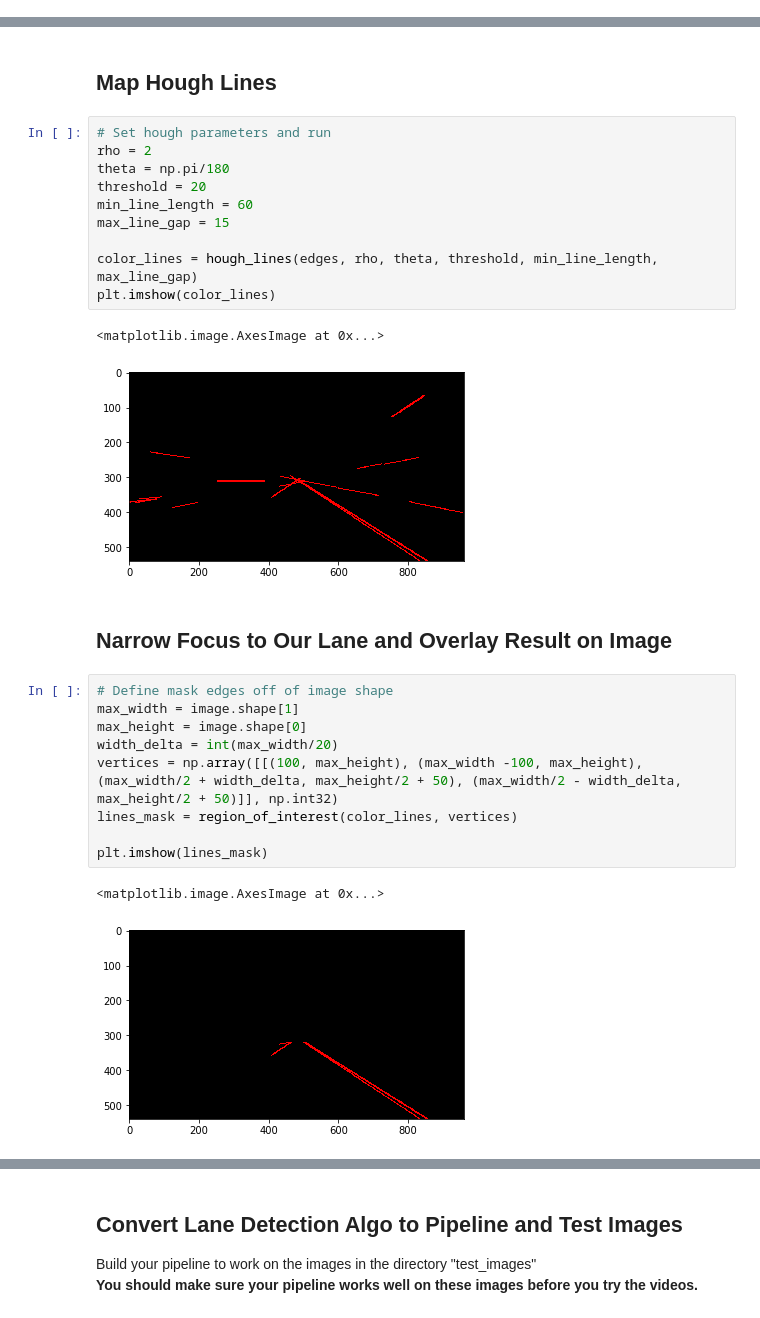
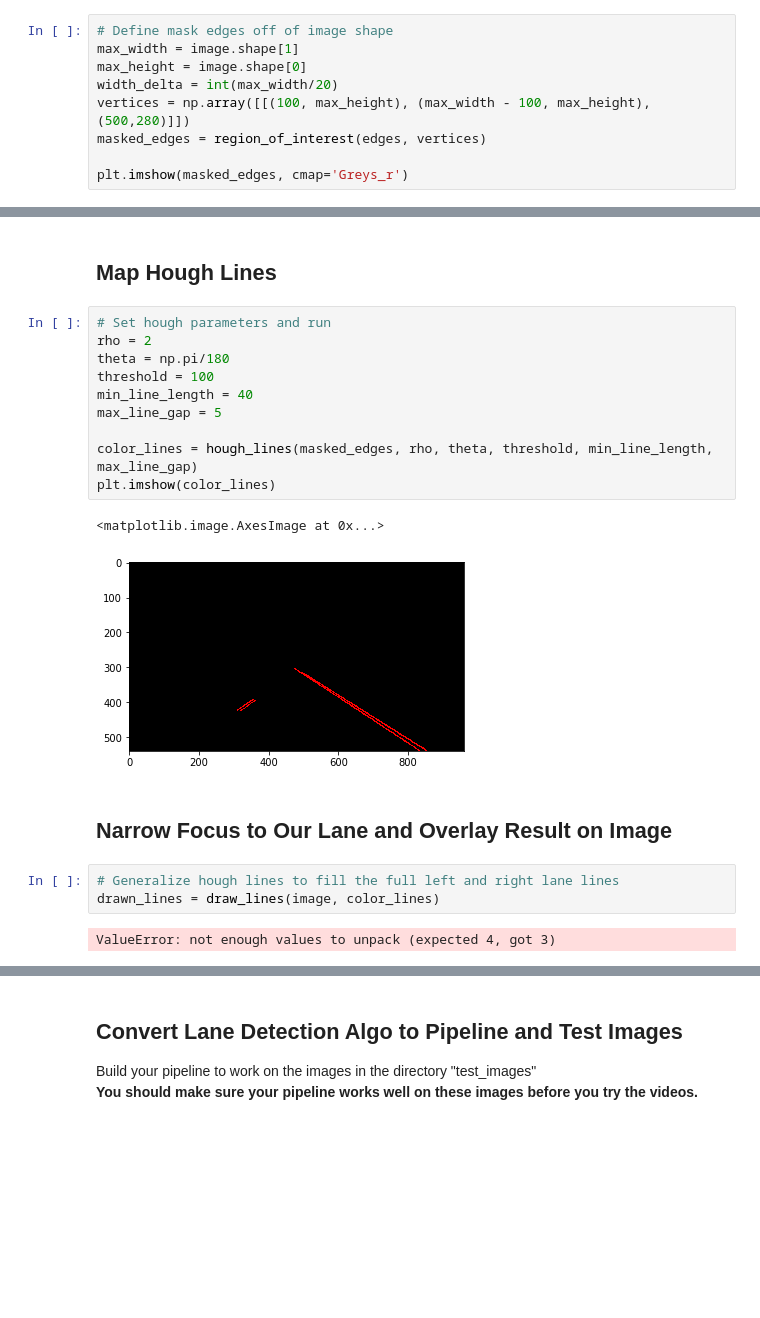
Before and after one commit to gobrando/CarND-LaneLines-P1, a Jupyter notebook: P1.ipynb, the cells around one changed output, grey strips where cells are left out. Saved outputs shown, nothing was run; the diff lists cells and outputs as text; blank space fills up the shorter version.

```diff
--- a/P1.ipynb
+++ b/P1.ipynb
@@ -180,3 +180,12 @@ plt.imshow(edges, cmap='Greys_r')
 # %% [output]
 <matplotlib.image.AxesImage at 0x...>
 [figure]
+# %%
+# Define mask edges off of image shape
+max_width = image.shape[1]
+max_height = image.shape[0]
+width_delta = int(max_width/20)
+vertices = np.array([[(100, max_height), (max_width - 100, max_height), (500,280)]])
+masked_edges = region_of_interest(edges, vertices)
+
+plt.imshow(masked_edges, cmap='Greys_r')
@@ -185,28 +197,21 @@ plt.imshow(edges, cmap='Greys_r')
 # %%
 # Set hough parameters and run
 rho = 2
 theta = np.pi/180
-threshold = 20
-min_line_length = 60
-max_line_gap = 15
+threshold = 100
+min_line_length = 40
+max_line_gap = 5
 
-color_lines = hough_lines(edges, rho, theta, threshold, min_line_length, max_line_gap)
+color_lines = hough_lines(masked_edges, rho, theta, threshold, min_line_length, max_line_gap)
 plt.imshow(color_lines)
 # %% [output]
 <matplotlib.image.AxesImage at 0x...>
-[figure, old version]
+[figure, new version]
 # %% [markdown]
 ## Narrow Focus to Our Lane and Overlay Result on Image
-# %%
-# Define mask edges off of image shape
-max_width = image.shape[1]
-max_height = image.shape[0]
-width_delta = int(max_width/20)
-vertices = np.array([[(100, max_height), (max_width -100, max_height), (max_width/2 + width_delta, max_height/2 + 50), (max_width/2 - width_delta, max_height/2 + 50)]], np.int32)
-lines_mask = region_of_interest(color_lines, vertices)
-
-plt.imshow(lines_mask)
-# %% [output]
-<matplotlib.image.AxesImage at 0x...>
-[figure, removed]
+# %%
+# Generalize hough lines to fill the full left and right lane lines
+drawn_lines = draw_lines(image, color_lines)
+# %% [output]
+ValueError: not enough values to unpack (expected 4, got 3)
 # %%
```
Also changed, not shown: parts of 8 cells of this notebook.
